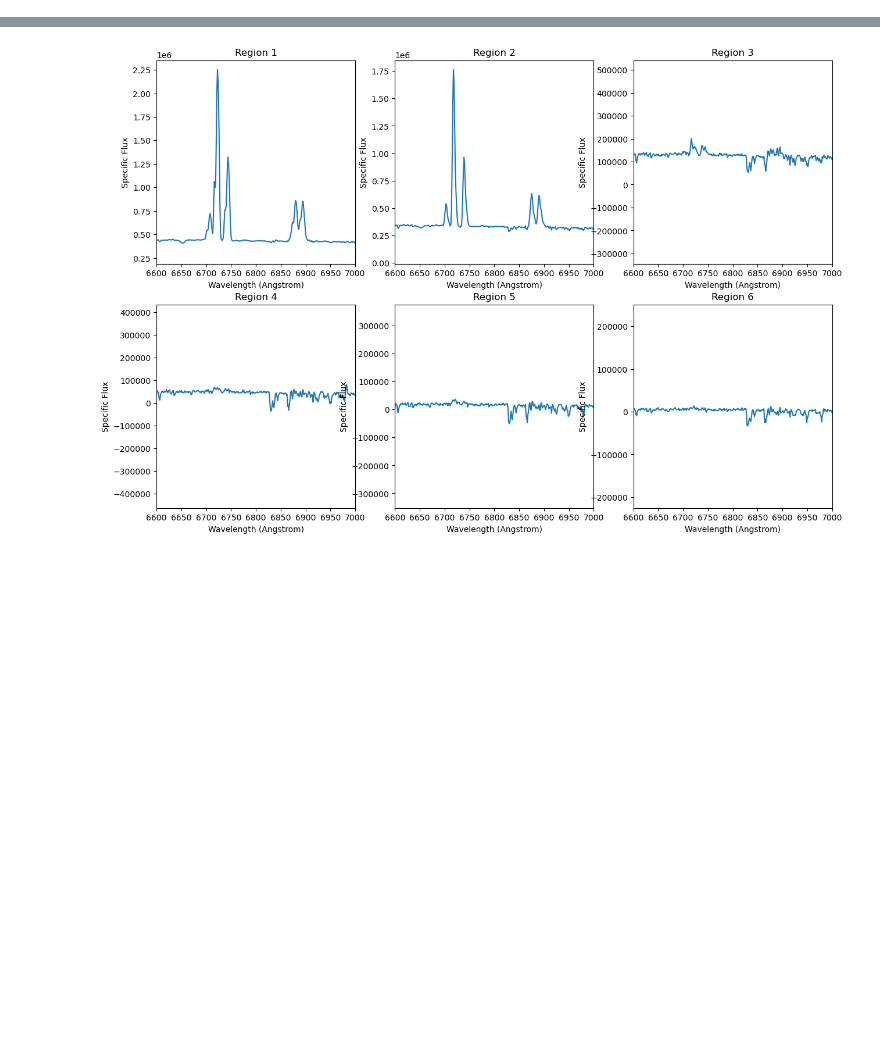
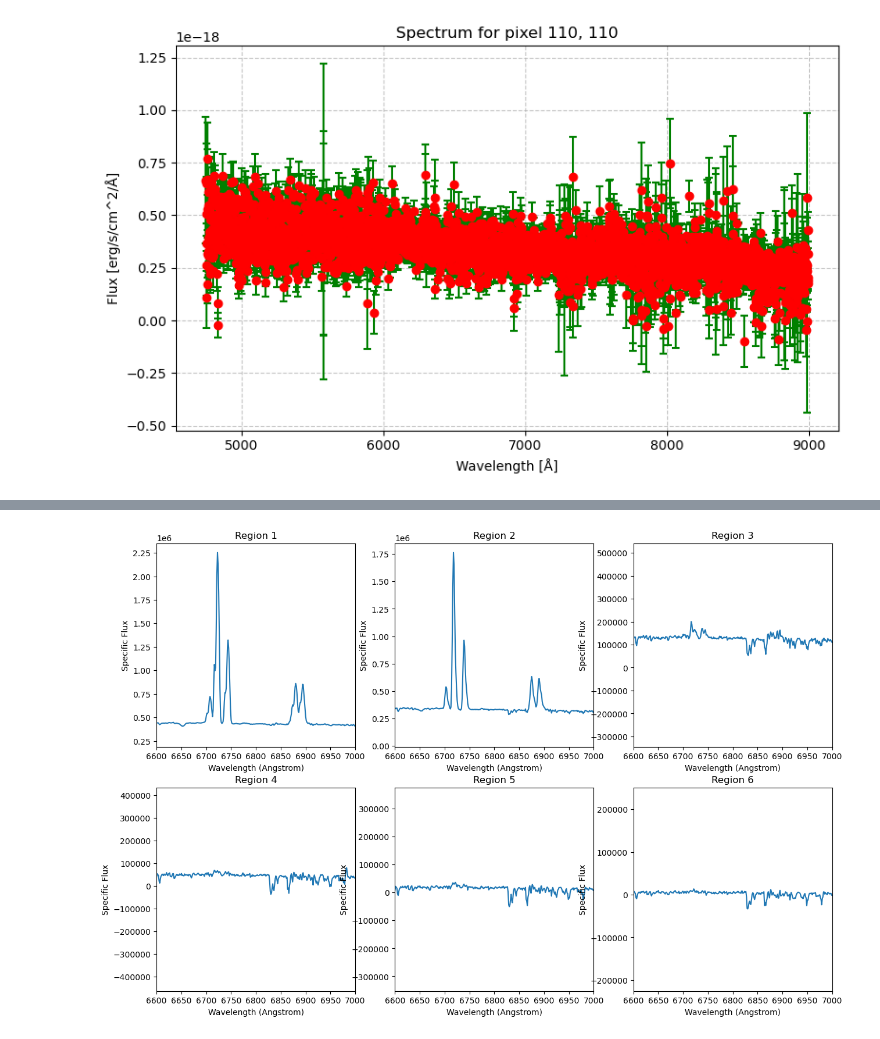
Before and after one commit to robertoinfurna/GALAXIES, a Jupyter notebook: RPS/NGC 4848.ipynb, the cells around one changed output, grey strips where cells are left out. Saved outputs shown, nothing was run; the diff lists cells and outputs as text; code cells hidden in the pictures; blank space fills up the shorter version.

Commit message:
nice regions defined and spectrum extracted

```diff
--- a/RPS/NGC 4848.ipynb
+++ b/RPS/NGC 4848.ipynb
@@ -188,0 +83,21 @@ for x in range(V_map.shape[1]):  # Loop over X-axis (columns)
+# %%
+import matplotlib.pyplot as plt
+
+x = 110
+y = 110
+
+# Plotting with improved styling
+plt.figure(figsize=(8, 5))
+plt.errorbar(w, cube[:, x, y]*cube_units, yerr=np.sqrt(var[:, x, y]*var_units), fmt='o', color='red', ecolor='green', elinewidth=1.5, capsize=3, capthick=1.5)
+
+plt.xlabel("Wavelength [Å]")
+plt.ylabel("Flux [erg/s/cm^2/Å]")
+plt.title(f"Spectrum for pixel {x:.0f}, {y:.0f}")
+#plt.xlim(7000, 7100)  # Optional zoom-in
+
+
+plt.grid(True, linestyle='--', alpha=0.7)
+plt.tight_layout()
+plt.show()
+# %% [output]
+[figure, added]
```
Also changed, not shown: parts of 26 cells of this notebook.
